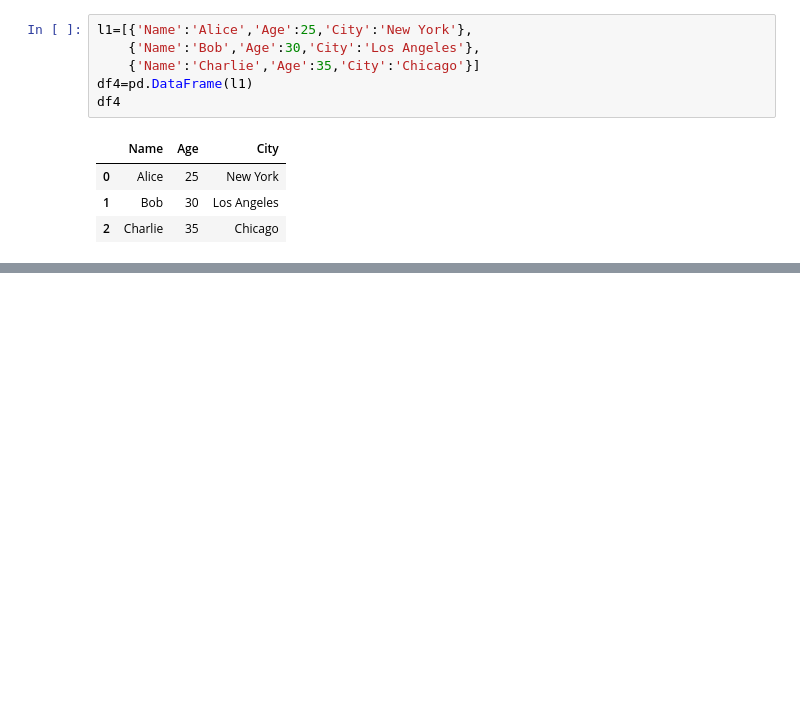
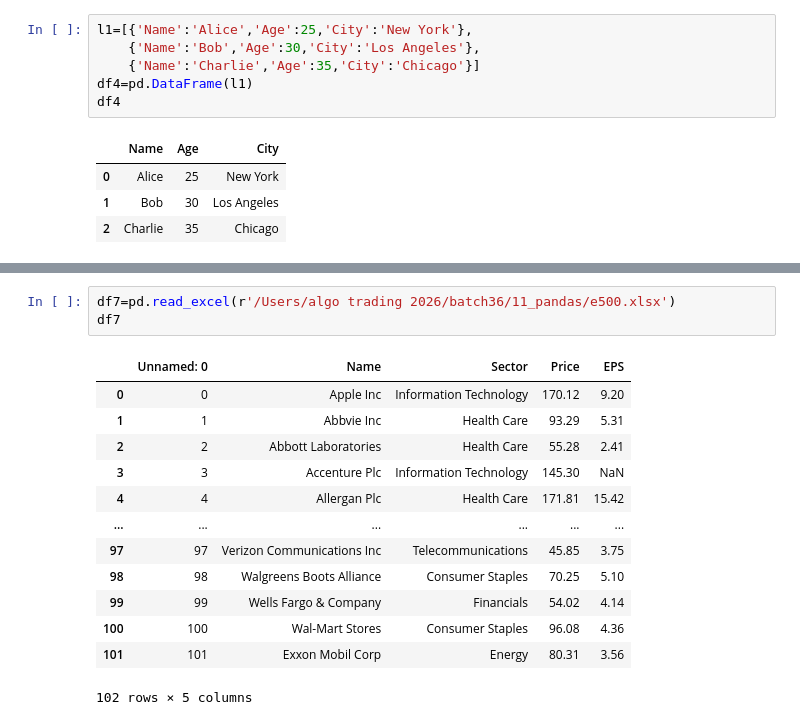
Before and after one commit to sunilsala88/batch36, a Jupyter notebook: 11_pandas/pandas1.ipynb, the cells around one changed output, grey strips where cells are left out. Saved outputs shown, nothing was run; the diff lists cells and outputs as text; blank space fills up the shorter version.

```diff
--- a/11_pandas/pandas1.ipynb
+++ b/11_pandas/pandas1.ipynb
@@ -60,0 +78,17 @@ df4
+# %%
+df7=pd.read_excel(r'/Users/algo trading 2026/batch36/11_pandas/e500.xlsx')
+df7
+# %% [output]
+|  | Unnamed: 0 | Name | Sector | Price | EPS |
+| 0 | 0 | Apple Inc | Information Technology | 170.12 | 9.20 |
+| 1 | 1 | Abbvie Inc | Health Care | 93.29 | 5.31 |
+| 2 | 2 | Abbott Laboratories | Health Care | 55.28 | 2.41 |
+| 3 | 3 | Accenture Plc | Information Technology | 145.30 | NaN |
+| 4 | 4 | Allergan Plc | Health Care | 171.81 | 15.42 |
+| ... | ... | ... | ... | ... | ... |
+| 97 | 97 | Verizon Communications Inc | Telecommunications | 45.85 | 3.75 |
+| 98 | 98 | Walgreens Boots Alliance | Consumer Staples | 70.25 | 5.10 |
+| 99 | 99 | Wells Fargo & Company | Financials | 54.02 | 4.14 |
+| 100 | 100 | Wal-Mart Stores | Consumer Staples | 96.08 | 4.36 |
+| 101 | 101 | Exxon Mobil Corp | Energy | 80.31 | 3.56 |
+102 rows × 5 columns
```
Also changed, not shown: parts of 5 cells of this notebook, 2 other files.
